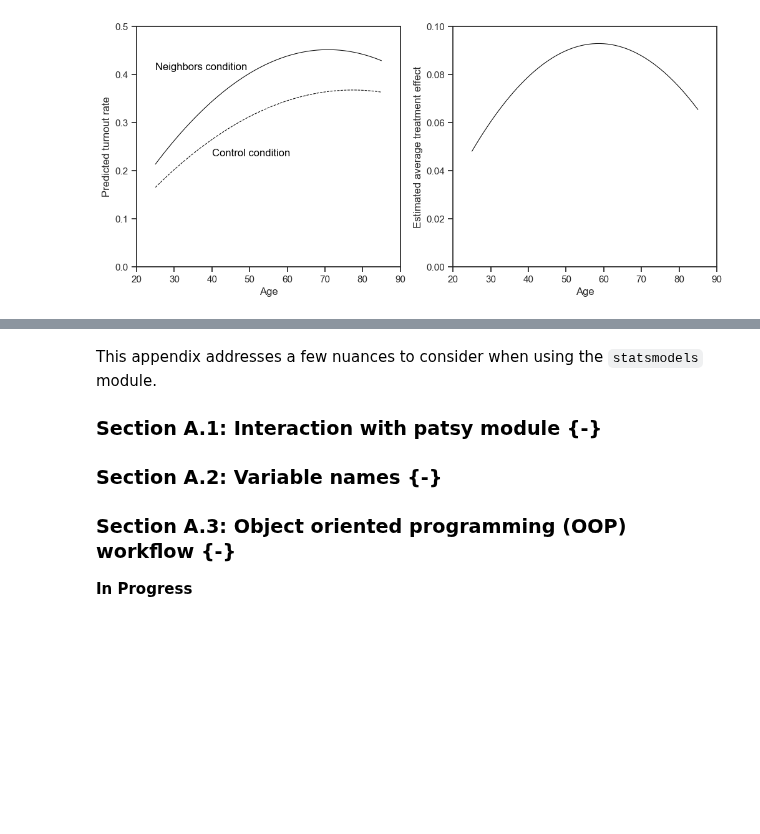
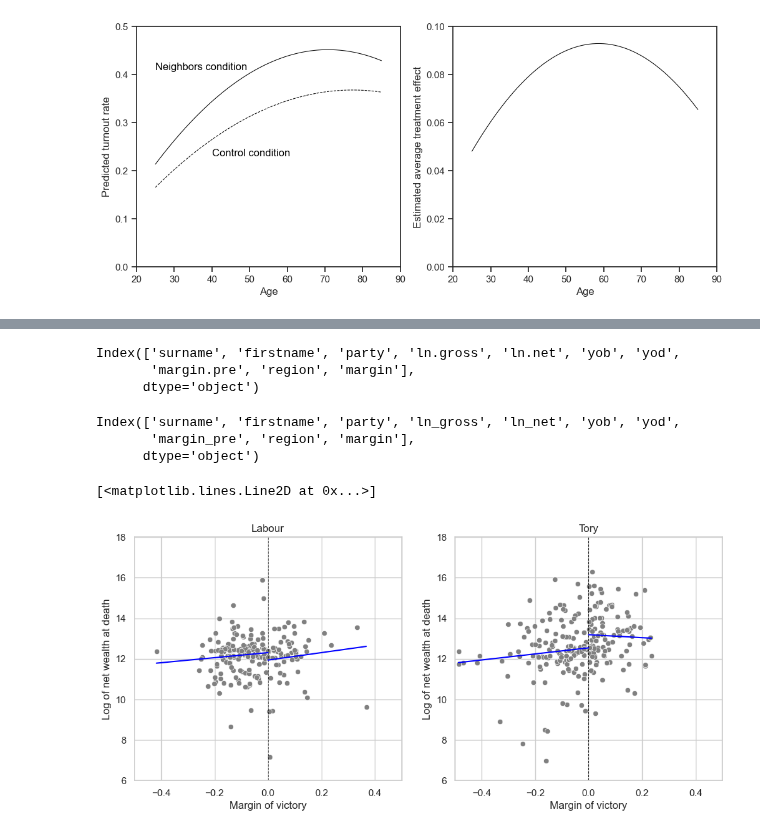
Before and after one commit to jeffallen13/qsspy, a Jupyter notebook: PREDICTION/prediction-py.ipynb, the cells around one changed output, grey strips where cells are left out. Drawn from its saved outputs; the diff is of its cells as text; code cells hidden in the pictures; blank space fills up the shorter version.

```diff
--- a/PREDICTION/prediction-py.ipynb
+++ b/PREDICTION/prediction-py.ipynb
@@ -1123,10 +1119,18 @@ sns.lineplot(
-# %% [markdown]
-This appendix addresses a few nuances to consider when using the `statsmodels` module.
-
-### Section A.1: Interaction with patsy module {-}
-
-### Section A.2: Variable names {-}
-
-### Section A.3: Object oriented programming (OOP) workflow {-}
-
-**In Progress**
+# %%
+# load the data
+MPs = pd.read_csv('MPs.csv')
+
+MPs.columns
+# %% [output]
+Index(['surname', 'firstname', 'party', 'ln.gross', 'ln.net', 'yob', 'yod',
+       'margin.pre', 'region', 'margin'],
+      dtype='object')
+# %%
+# replace dots in column names with underscores
+MPs.columns = MPs.columns.str.replace('.', '_')
+
+MPs.columns
+# %% [output]
+Index(['surname', 'firstname', 'party', 'ln_gross', 'ln_net', 'yob', 'yod',
+       'margin_pre', 'region', 'margin'],
+      dtype='object')
@@ -1132,0 +1156,48 @@ This appendix addresses a few nuances to consider when using the `statsmodels` m
+# %%
+# Labour: range of predictions
+y1l_range = np.array([MPs_labour['margin'].min(), 0])
+y2l_range = np.array([0, MPs_labour['margin'].max()])
+
+# prediction: Labor
+y1_labour = labour_fit1.predict(pd.DataFrame({'margin': y1l_range}))
+y2_labour = labour_fit2.predict(pd.DataFrame({'margin': y2l_range}))
+
+# Tory: range of predictions
+y1t_range = np.array([MPs_tory['margin'].min(), 0])
+y2t_range = np.array([0, MPs_tory['margin'].max()])
+
+# prediction: Tory
+y1_tory = tory_fit1.predict(pd.DataFrame({'margin': y1t_range}))
+y2_tory = tory_fit2.predict(pd.DataFrame({'margin': y2t_range}))
+# %%
+# Plot comparison
+sns.set_theme(style="whitegrid")
+
+fig, axs = plt.subplots(1, 2, figsize=(12, 5))
+
+# scatterplot with regression lines for labour
+sns.scatterplot(
+    data=MPs_labour, x='margin', y='ln_net', color='gray', ax=axs[0]
+).set(xlim=(-0.5, 0.5), ylim=(6, 18), xlabel='Margin of victory',
+      ylabel='Log of net wealth at death', title='Labour')
+
+axs[0].axvline(x=0, color='black', linestyle='--', linewidth=0.75)
+
+# add regression lines
+axs[0].plot(y1l_range, y1_labour, color='blue')
+axs[0].plot(y2l_range, y2_labour, color='blue')
+
+# scatterplot with regression lines for tory
+sns.scatterplot(
+    data=MPs_tory, x='margin', y='ln_net', color='gray', ax=axs[1]
+).set(xlim=(-0.5, 0.5), ylim=(6, 18), xlabel='Margin of victory',
+      ylabel='Log of net wealth at death', title='Tory')
+
+axs[1].axvline(x=0, color='black', linestyle='--', linewidth=0.75)
+
+# add regression lines
+axs[1].plot(y1t_range, y1_tory, color='blue')
+axs[1].plot(y2t_range, y2_tory, color='blue')
+# %% [output]
+[<matplotlib.lines.Line2D at 0x...>]
+[figure, added]
```
Also changed, not shown: parts of 11 cells of this notebook, 4 other files.
